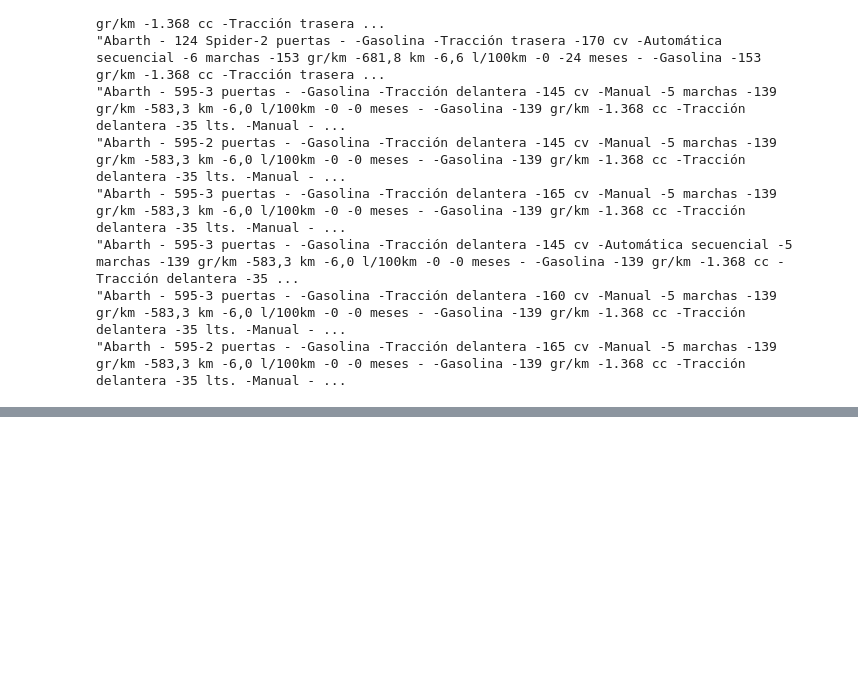
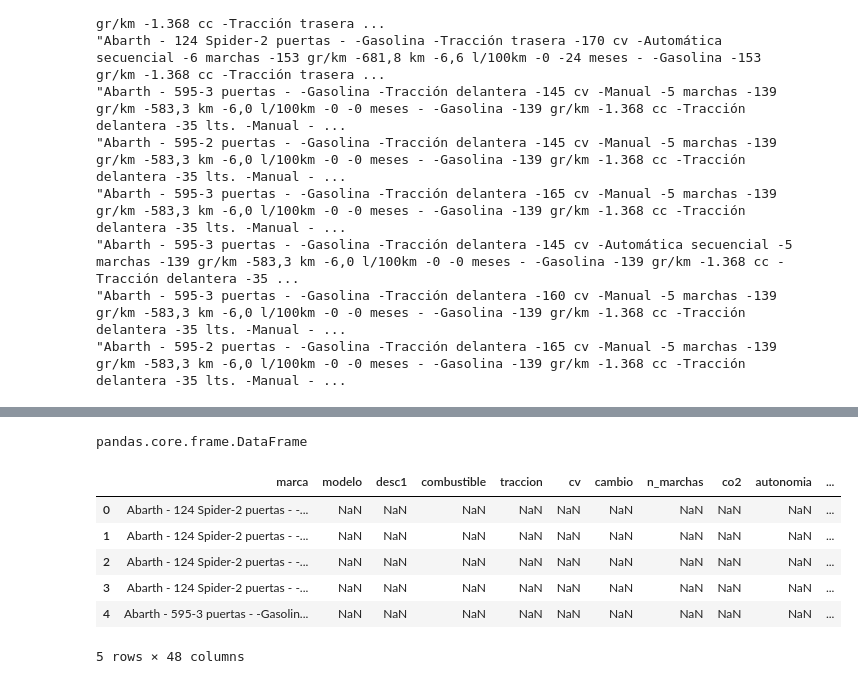
Before and after one commit to prealfer/TFM_Recomendador_de_automoviles, a Jupyter notebook: Untitled.ipynb, the cells around one changed output, grey strips where cells are left out. Drawn from its saved outputs; the diff is of its cells as text; code cells hidden in the pictures; blank space fills up the shorter version.

```diff
--- a/Untitled.ipynb
+++ b/Untitled.ipynb
@@ -228,0 +275,4 @@ with open("listado_modelos.csv", "w") as output:
+# %%
+type(df)
+# %% [output]
+pandas.core.frame.DataFrame
@@ -228,0 +334,12 @@ with open("listado_modelos.csv", "w") as output:
+# %%
+pd2 = pd.read_csv('listado_modelos.txt',delim_whitespace=True,names=colnames, quoting=0, encoding='utf8')
+# %%
+pd2.head(5)
+# %% [output]
+|  | marca | modelo | desc1 | combustible | traccion | cv | cambio | n_marchas | co2 | autonomia | ... |
+| 0 | Abarth - 124 Spider-2 puertas - -... | NaN | NaN | NaN | NaN | NaN | NaN | NaN | NaN | NaN | ... |
+| 1 | Abarth - 124 Spider-2 puertas - -... | NaN | NaN | NaN | NaN | NaN | NaN | NaN | NaN | NaN | ... |
+| 2 | Abarth - 124 Spider-2 puertas - -... | NaN | NaN | NaN | NaN | NaN | NaN | NaN | NaN | NaN | ... |
+| 3 | Abarth - 124 Spider-2 puertas - -... | NaN | NaN | NaN | NaN | NaN | NaN | NaN | NaN | NaN | ... |
+| 4 | Abarth - 595-3 puertas - -Gasolin... | NaN | NaN | NaN | NaN | NaN | NaN | NaN | NaN | NaN | ... |
+5 rows × 48 columns
```
Also changed, not shown: parts of 25 cells of this notebook.
